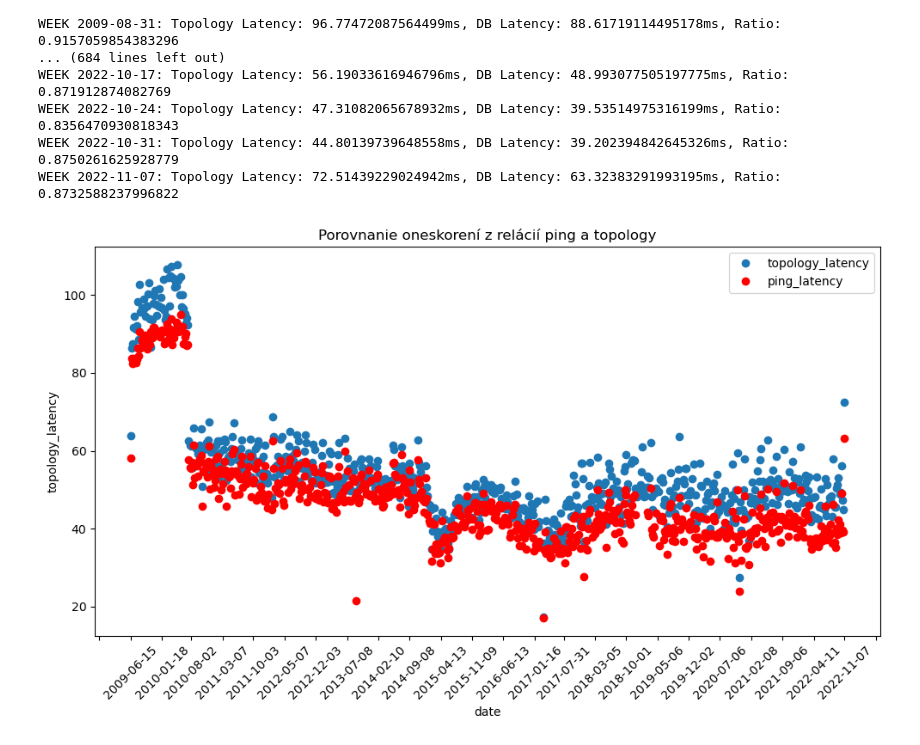
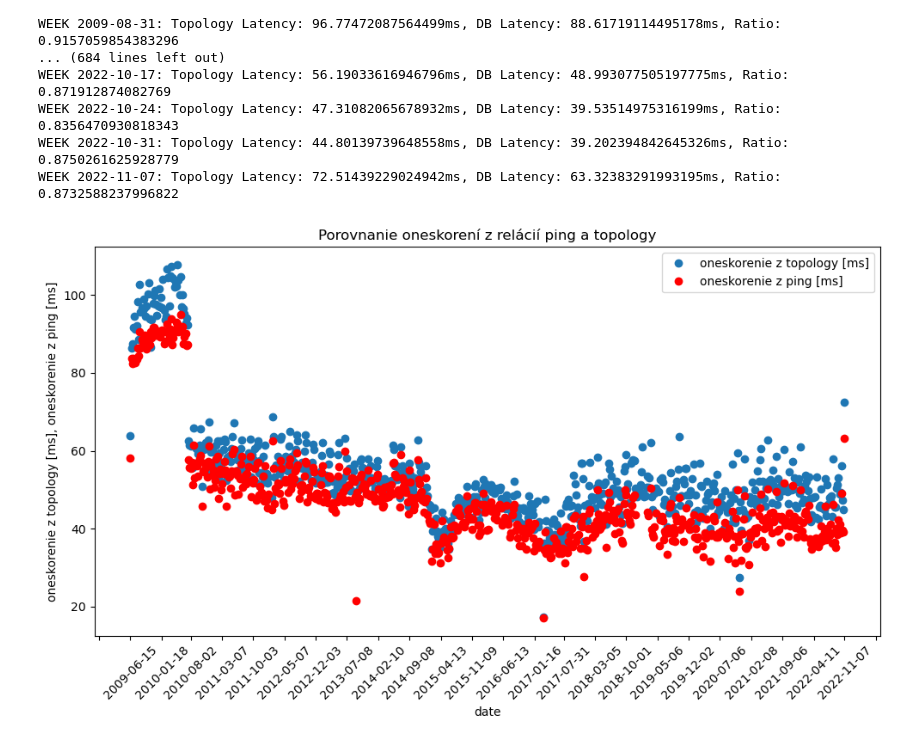
Before and after one commit to Crelip/IPAnalysisTool, a Jupyter notebook: notebooks/ping_topology.ipynb, the cells around one changed output. Drawn from its saved outputs; the diff is of its cells as text; code cells hidden in the pictures.

```diff
--- a/notebooks/ping_topology.ipynb
+++ b/notebooks/ping_topology.ipynb
@@ -22,7 +22,11 @@ WEEK 2022-10-31: Topology Latency: 44.80139739648558ms, DB Latency: 39.202394842
 WEEK 2022-11-07: Topology Latency: 72.51439229024942ms, DB Latency: 63.32383291993195ms, Ratio: 0.8732588237996822
 # %%
 from ip_analysis_tool.visualize.chart import visualize_chart_dual
-visualize_chart_dual(data = data, y_characteristic="topology_latency",y_2_characteristic="ping_latency",
-                     title="Porovnanie oneskorení z relácií ping a topology")
+visualize_chart_dual(data = data, y_characteristic="topology_latency",
+                     y_2_characteristic="ping_latency",
+                     title="Porovnanie oneskorení z relácií ping a topology",
+                     y_label="oneskorenie z topology [ms]",
+                     y_2_label="oneskorenie z ping [ms]",
+                     )
 # %% [output]
-[figure, old version]
+[figure, new version]
```
Also changed, not shown: 4 other files.
